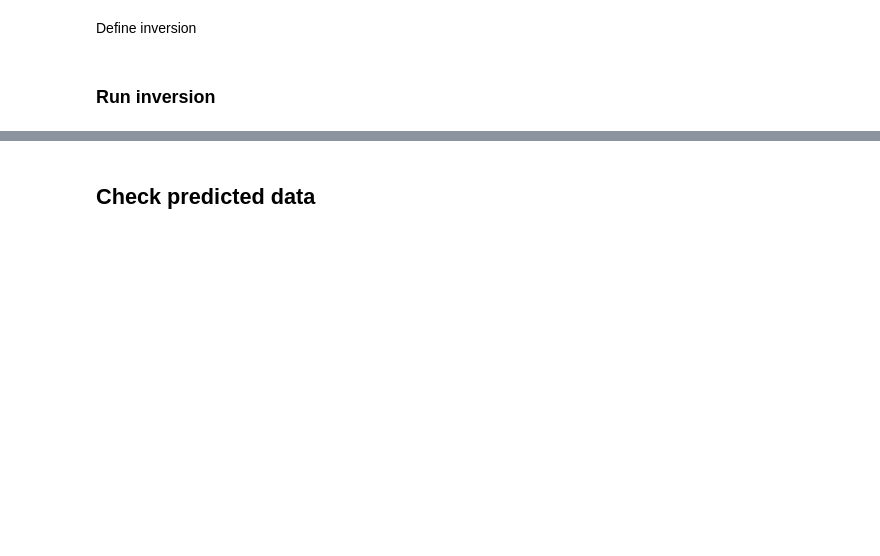
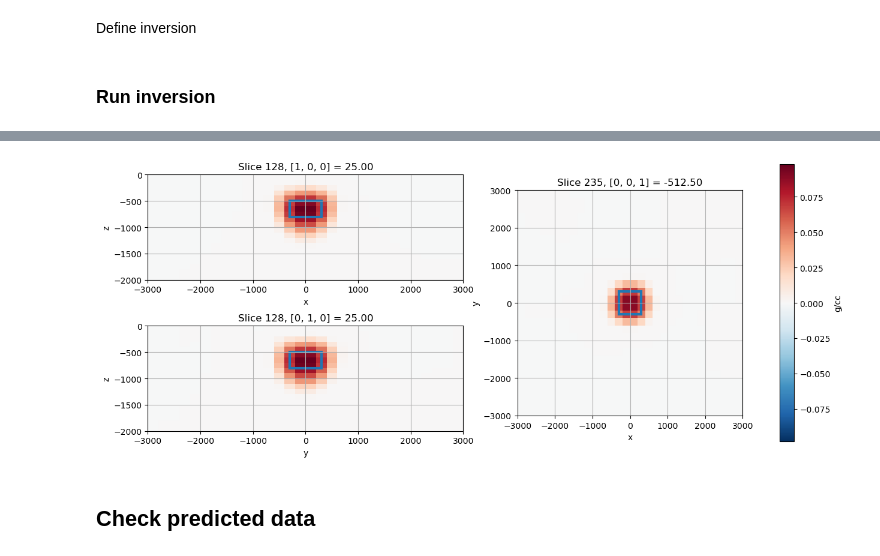
Before and after one commit to ubcgif/2024-aqgeo-potential-fields-tutorial, a Jupyter notebook: notebooks/inversion-sparse.ipynb, the cells around one changed output, grey strips where cells are left out. Saved outputs shown, nothing was run; the diff lists cells and outputs as text; code cells hidden in the pictures; blank space fills up the shorter version.

```diff
--- a/notebooks/inversion-sparse.ipynb
+++ b/notebooks/inversion-sparse.ipynb
@@ -268,3 +280,10 @@ for direction in ("x", "y", "z"):
+# %%
+bounds = (-3e3, 3e3, -3e3, 3e3, -2e3, 0)
+axes = plot_model(mesh, inverted_model, bounds=bounds)
+plot_block(block_bounds, axes)
+plt.show()
+# %% [output]
+[figure, added]
 # %% [markdown]
 ## Check predicted data
 # %%
```
Also changed, not shown: parts of 18 cells of this notebook, 5 other files.
